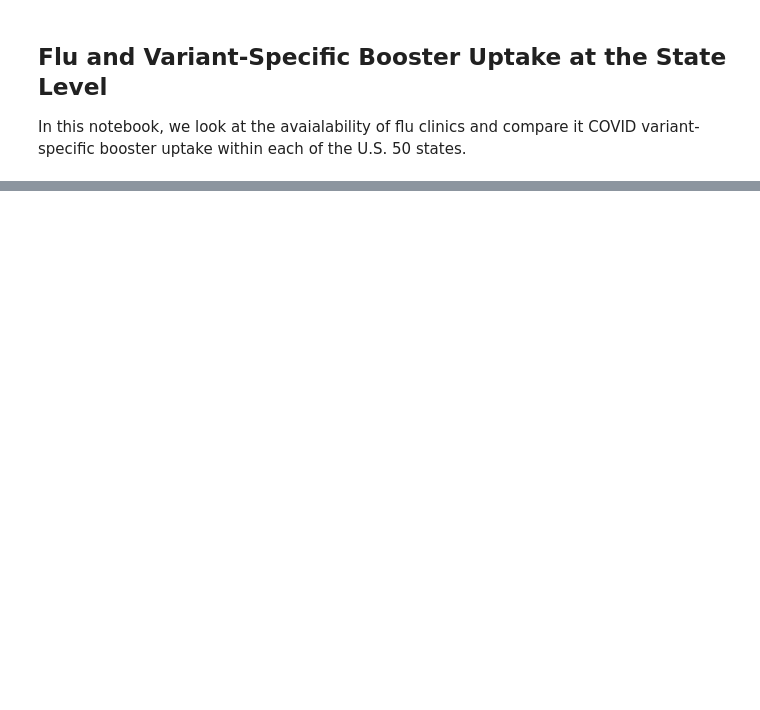
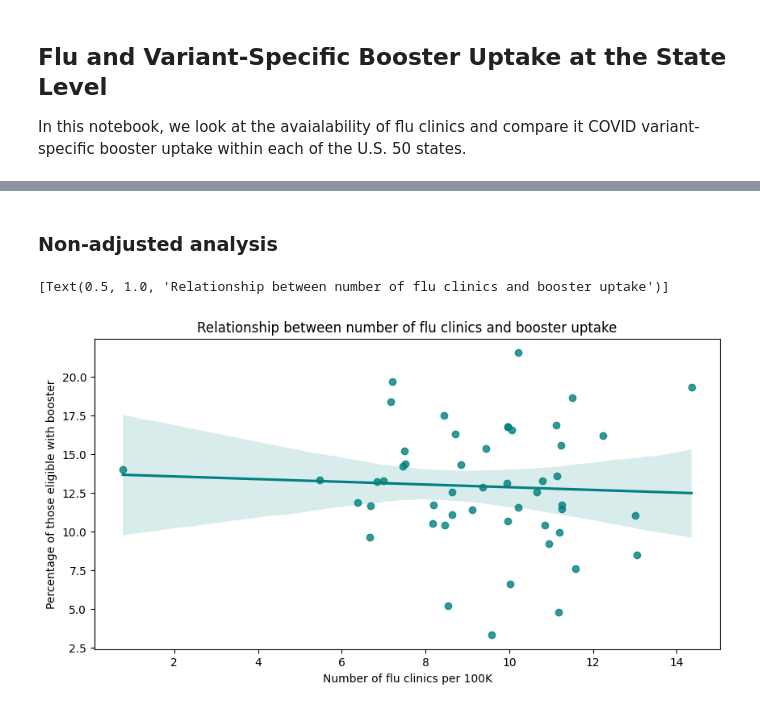
Before and after one commit to youribenadjaoud/mph-thesis, a Jupyter notebook: src/notebooks/state_level.ipynb, the cells around one changed output, grey strips where cells are left out. Drawn from its saved outputs; the diff is of its cells as text; code cells hidden in the pictures; blank space fills up the shorter version.

```diff
--- a/src/notebooks/state_level.ipynb
+++ b/src/notebooks/state_level.ipynb
@@ -81,5 +88,5 @@ booster_final = booster_filter.copy()
 # %%
 booster_final["Elig_Pct"] = (
     booster_final.Bivalent_Booster_5Plus / booster_final.Series_Complete_5Plus
-) * 100
+)
 # %% [markdown]
@@ -128,0 +242,20 @@ df_final.head()
+# %% [markdown]
+### Non-adjusted analysis
+# %%
+state_vax = df_final.copy()
+# %%
+state_vax["Elig_Pct"] = state_vax["Elig_Pct"].apply(lambda x: x * 100)
+# %%
+##This figure does not account for any covariates
+
+fig, ax = plt.subplots(figsize=(10, 5), dpi=100)
+
+sns.regplot(data=state_vax, x="Clinics_100K", y="Elig_Pct", color="Teal")
+ax.set(
+    xlabel="Number of flu clinics per 100K",
+    ylabel="Percentage of those eligible with booster",
+)
+ax.set(title="Relationship between number of flu clinics and booster uptake")
+# %% [output]
+[Text(0.5, 1.0, 'Relationship between number of flu clinics and booster uptake')]
+[figure, added]
```
Also changed, not shown: parts of 31 cells of this notebook, 13 other files.
